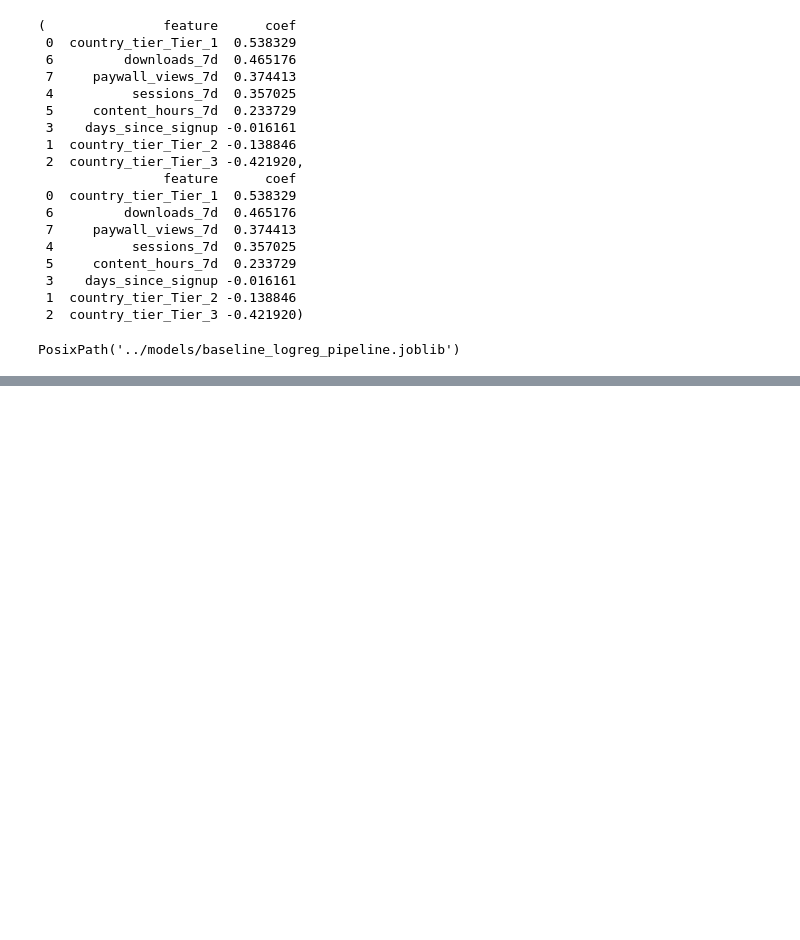
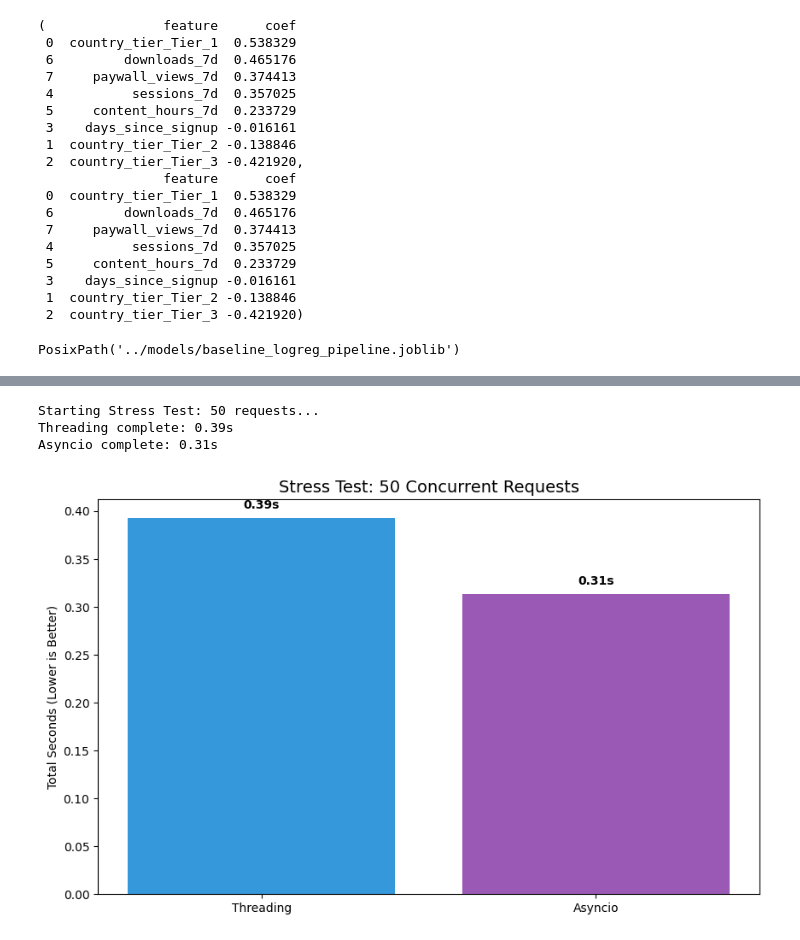
Before and after one commit to diegogallegof/ai-product-portfolio, a Jupyter notebook: 01_user_conversion/notebooks/01_eda_synthetic_data.ipynb, the cells around one changed output, grey strips where cells are left out. Saved outputs shown, nothing was run; the diff lists cells and outputs as text; code cells hidden in the pictures; blank space fills up the shorter version.

```diff
--- a/01_user_conversion/notebooks/01_eda_synthetic_data.ipynb
+++ b/01_user_conversion/notebooks/01_eda_synthetic_data.ipynb
@@ -575,0 +735,69 @@ PosixPath('../models/baseline_logreg_pipeline.joblib')
+# %%
+import asyncio
+import aiohttp
+import threading
+import requests
+import time
+import matplotlib.pyplot as plt
+
+# Configuration
+URL = "https://www.google.com"
+NUM_REQUESTS = 50
+
+# --- THREADING IMPLEMENTATION ---
+def fetch_thread():
+    try:
+        requests.get(URL, timeout=5)
+    except: pass
+
+def run_threading_test():
+    start = time.perf_counter()
+    threads = []
+    for _ in range(NUM_REQUESTS):
+        t = threading.Thread(target=fetch_thread)
+        threads.append(t)
+        t.start()
+    for t in threads:
+        t.join()
+    return time.perf_counter() - start
+
+# --- ASYNCIO IMPLEMENTATION ---
+async def fetch_async(session):
+    try:
+        async with session.get(URL, timeout=5) as response:
+            await response.release()
+    except: pass
+
+async def run_asyncio_test():
+    start = time.perf_counter()
+    async with aiohttp.ClientSession() as session:
+        tasks = [fetch_async(session) for _ in range(NUM_REQUESTS)]
+        await asyncio.gather(*tasks)
+    return time.perf_counter() - start
+
+# --- EXECUTION ---
+print(f"Starting Stress Test: {NUM_REQUESTS} requests...")
+thread_time = run_threading_test()
+print(f"Threading complete: {thread_time:.2f}s")
+
+# Jupyter-friendly await
+async_time = await run_asyncio_test()
+print(f"Asyncio complete: {async_time:.2f}s")
+
+# --- VISUALIZATION ---
+labels = ['Threading', 'Asyncio']
+times = [thread_time, async_time]
+colors = ['#3498db', '#9b59b6']
+
+plt.figure(figsize=(10, 6))
+plt.bar(labels, times, color=colors)
+plt.title(f'Stress Test: {NUM_REQUESTS} Concurrent Requests', fontsize=14)
+plt.ylabel('Total Seconds (Lower is Better)')
+for i, v in enumerate(times):
+    plt.text(i, v + 0.01, f"{v:.2f}s", ha='center', fontweight='bold')
+plt.show()
+# %% [output]
+Starting Stress Test: 50 requests...
+Threading complete: 0.39s
+Asyncio complete: 0.31s
+[figure, added]
```
Also changed, not shown: parts of 6 cells of this notebook.
